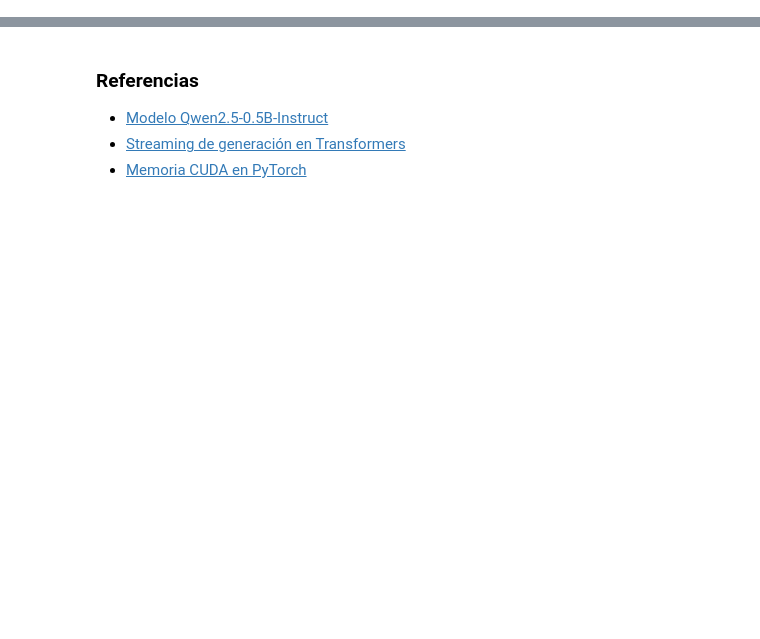
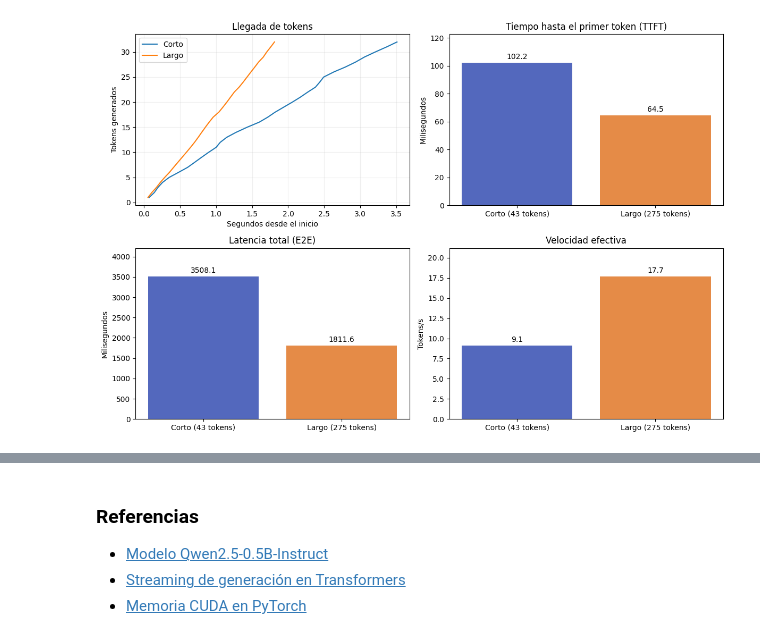
Before and after one commit to alvarogarciapiz/assets, a Jupyter notebook: 3_gdg_2026/03-metricas-de-rendimiento.ipynb, the cells around one changed output, grey strips where cells are left out. Drawn from its saved outputs; the diff is of its cells as text; code cells hidden in the pictures; blank space fills up the shorter version.

```diff
--- a/3_gdg_2026/03-metricas-de-rendimiento.ipynb
+++ b/3_gdg_2026/03-metricas-de-rendimiento.ipynb
@@ -36,12 +43,19 @@ if device.type == "cpu":
 
 tokenizer = AutoTokenizer.from_pretrained(MODEL_ID, revision=REVISION)
 model = AutoModelForCausalLM.from_pretrained(
-    MODEL_ID, revision=REVISION, torch_dtype=dtype, use_safetensors=True,
+    MODEL_ID, revision=REVISION, dtype=dtype, use_safetensors=True,
 ).to(device).eval()
 # Generación greedy: misma configuración en todas las pruebas.
 config = GenerationConfig.from_model_config(model.config)
 config.eos_token_id = model.generation_config.eos_token_id
 config.pad_token_id = tokenizer.pad_token_id
 hardware = torch.cuda.get_device_name(0) if device.type == "cuda" else "CPU"
-print(f"{MODEL_ID} · {hardware} · {dtype}")
-print(f"PyTorch {torch.__version__} · Transformers {transformers.__version__}")
+
+print("\n=== Modelo cargado correctamente ===\n")
+print(f"Modelo:                 {MODEL_ID}")
+print(f"Revisión:               {REVISION[:12]}")
+print(f"Dispositivo:            {hardware}")
+print(f"Precisión:              {dtype}")
+print(f"Parámetros:             {sum(p.numel() for p in model.parameters()) / 1e9:.2f}B")
+print(f"V. PyTorch:             {torch.__version__}")
+print(f"V. Transformers:        {transformers.__version__}")
@@ -124,10 +156,11 @@ PROMPTS = {
         + "Explica en español qué es una API, en dos frases."
     ),
 }
-REPETICIONES = 3
+REPETICIONES = 5
 MAX_NUEVOS_TOKENS = 32
 
-# Calentamiento de ambos casos: no entra en la tabla ni en las tasas.
+# Calentamiento: ejecutamos ambos prompts una vez sin registrar resultados.
 for prompt in PROMPTS.values():
     medir(prompt, max_new_tokens=8)
-print("Modelo preparado. Ahora sí medimos.")
+
+print("Calentamiento completado. Modelo listo para medir el rendimiento.")
@@ -211,0 +235,61 @@ print("Guardado: metricas.csv")
+# %%
+
+# Resumir las mediciones de cada prompt.
+resumen = correctas.groupby("caso", sort=False).agg(
+    tokens_entrada=("tokens_entrada", "first"),
+    tokens_salida=("tokens_salida", "median"),
+    ttft_ms=("ttft_ms", "median"),
+    tpot_ms=("tpot_ms", "median"),
+    e2e_ms=("e2e_ms", "median"),
+    salida_tokens_s=("salida_tokens_s", "median"),
+)
+
+fig, axes = plt.subplots(2, 2, figsize=(12, 8))
+colores = ["#5368bd", "#e58b47"]
+etiquetas = [
+    f"{caso} ({int(fila.tokens_entrada)} tokens)"
+    for caso, fila in resumen.iterrows()
+]
+
+# 1. Llegada de tokens: ejecución más cercana a la mediana.
+for caso, grupo in correctas.groupby("caso", sort=False):
+    indice = (grupo["e2e_ms"] - grupo["e2e_ms"].median()).abs().idxmin()
+    fila = grupo.loc[indice]
+
+    axes[0, 0].plot(
+        np.array(fila["llegada_ms"]) / 1000,
+        np.arange(1, len(fila["llegada_ms"]) + 1),
+        label=caso,
+    )
+
+axes[0, 0].set(
+    title="Llegada de tokens",
+    xlabel="Segundos desde el inicio",
+    ylabel="Tokens generados",
+)
+axes[0, 0].legend()
+axes[0, 0].grid(alpha=0.2)
+
+# 2, 3 y 4. Comparación de las medianas.
+metricas = [
+    ("ttft_ms", "Tiempo hasta el primer token (TTFT)", "Milisegundos"),
+    ("e2e_ms", "Latencia total (E2E)", "Milisegundos"),
+    ("salida_tokens_s", "Velocidad efectiva", "Tokens/s"),
+]
+
+for ax, (columna, titulo, unidad) in zip(axes.flat[1:], metricas):
+    valores = resumen[columna]
+    barras = ax.bar(etiquetas, valores, color=colores[:len(valores)])
+
+    ax.set(title=titulo, ylabel=unidad)
+    ax.bar_label(barras, fmt="%.1f", padding=3)
+    ax.set_ylim(0, valores.max() * 1.2)
+
+plt.tight_layout()
+plt.show()
+
+# Tabla resumen.
+print("=== Resumen de rendimiento (medianas) ===")
+display(resumen.round(2))
+# %% [output]
+[figure, added]
```
Also changed, not shown: parts of 21 cells of this notebook.
